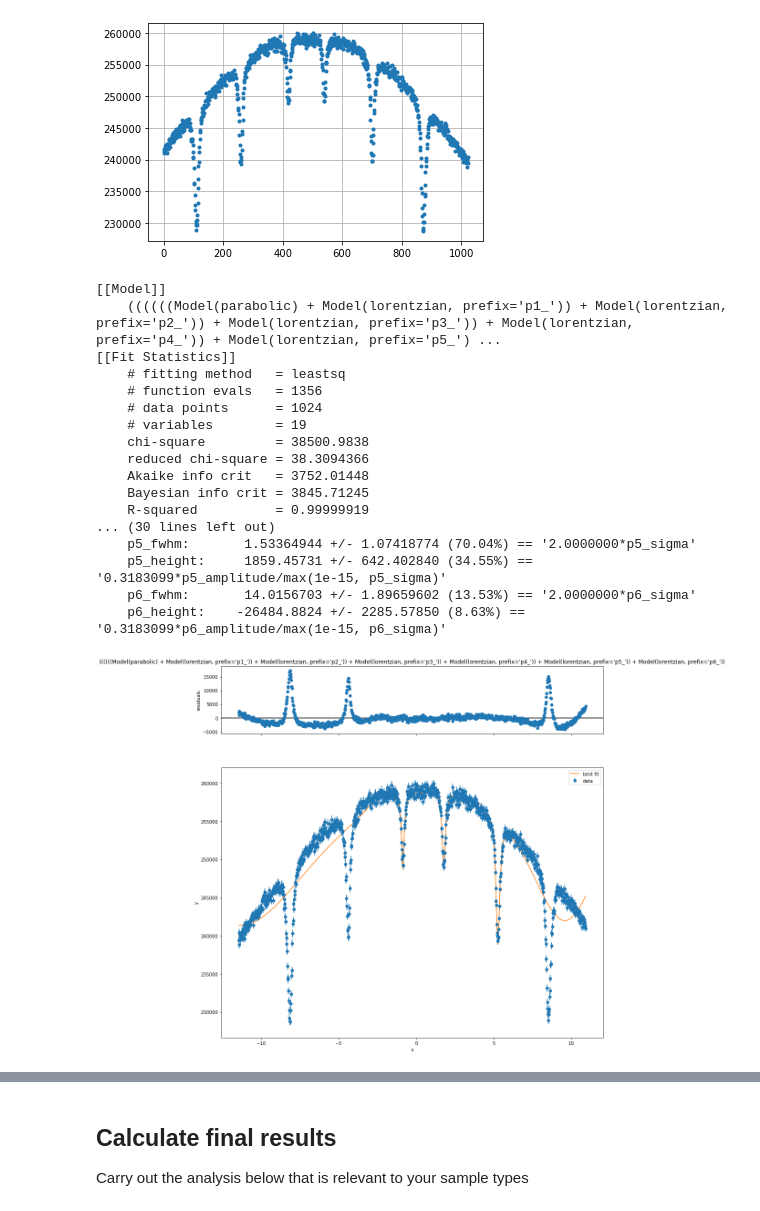
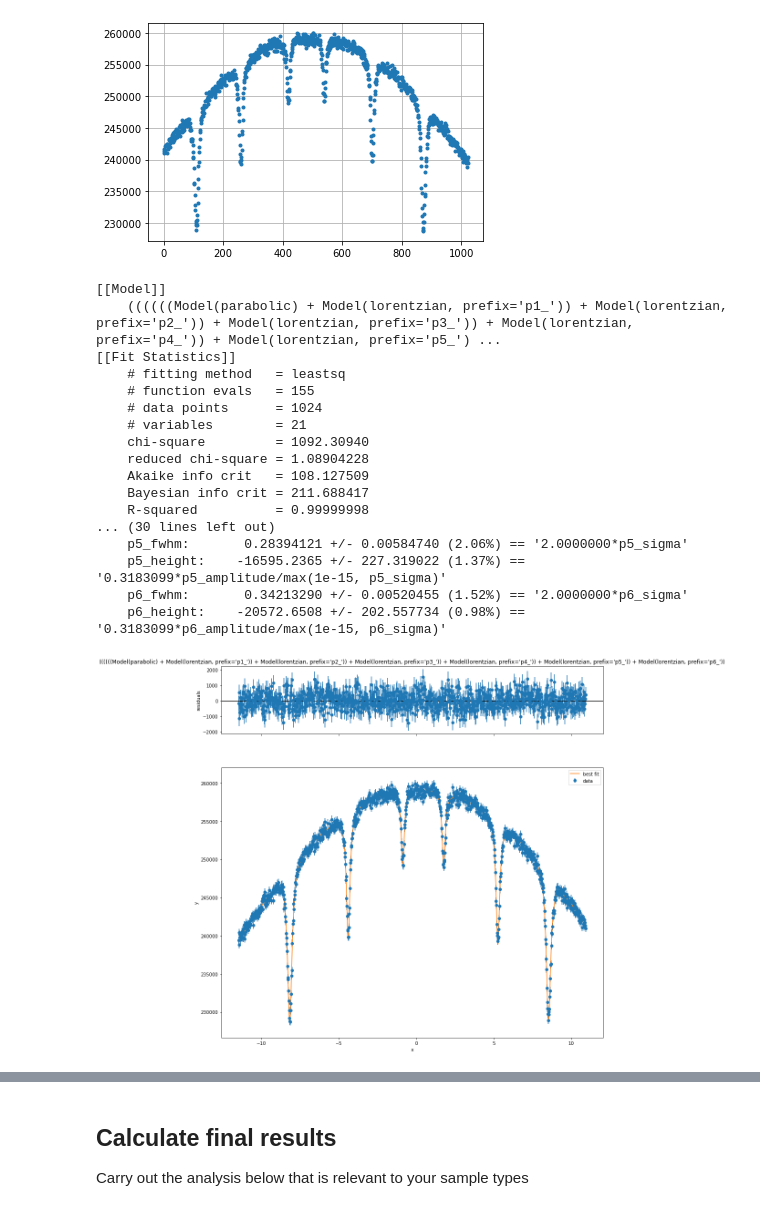
Before and after one commit to ahserhan/CMX, a Jupyter notebook: Mossbauer Specctroscopy/Mossbauer Full Analysis (Template).ipynb, the cells around one changed output, grey strips where cells are left out. Saved outputs shown, nothing was run; the diff lists cells and outputs as text; code cells hidden in the pictures.

Commit message:
peaks found

```diff
--- a/Mossbauer Specctroscopy/Mossbauer Full Analysis (Template).ipynb
+++ b/Mossbauer Specctroscopy/Mossbauer Full Analysis (Template).ipynb
@@ -329,9 +431,8 @@ plt.plot(Hem['Ct'],'.');
 # %%
 
 
-# create a model with the bkg and two peaks
-model2 = QuadraticModel() + LorentzianModel(prefix='p1_') + LorentzianModel(prefix='p2_')
-# + LorentzianModel(prefix='p3_') + LorentzianModel(prefix='p4_') + LorentzianModel(prefix='p5_') + LorentzianModel(prefix='p6_')
+# create a model with the bkg and six peaks
+model2 = QuadraticModel() + LorentzianModel(prefix='p1_') + LorentzianModel(prefix='p2_') + LorentzianModel(prefix='p3_') + LorentzianModel(prefix='p4_') + LorentzianModel(prefix='p5_') + LorentzianModel(prefix='p6_')
 
 #initialize params
 params = model2.make_params()
@@ -340,61 +441,61 @@ params = model2.make_params()
 params['p1_center'].set(value=8.5, vary=True)
 params['p1_amplitude'].set(value=-9000, vary=True)
 params['p1_sigma'].set(value=0.15, vary=True)
 
-params['p2_center'].set(value=5.05, vary=True)
-params['p2_amplitude'].set(value=-9000, vary=True)
+params['p2_center'].set(value=5.327, vary=True)
+params['p2_amplitude'].set(value=-16400, vary=True)
 params['p2_sigma'].set(value=0.15, vary=True)
 
-# params['p3_center'].set(value=2, vary=True)
-# params['p3_amplitude'].set(value=-9000, vary=True)
-# params['p3_sigma'].set(value=0.15, vary=True)
+params['p3_center'].set(value=1.78, vary=True)
+params['p3_amplitude'].set(value=-9000, vary=True)
+params['p3_sigma'].set(value=0.15, vary=True)
 
-# params['p4_center'].set(value=-1, vary=True)
-# params['p4_amplitude'].set(value=-9000, vary=True)
-# params['p4_sigma'].set(value=0.15, vary=True)
+params['p4_center'].set(value=-0.86, vary=True)
+params['p4_amplitude'].set(value=-9000, vary=True)
+params['p4_sigma'].set(value=0.15, vary=True)
 
-# params['p5_center'].set(value=-4, vary=True)
-# params['p5_amplitude'].set(value=-9000, vary=True)
-# params['p5_sigma'].set(value=0.15, vary=True)
+params['p5_center'].set(value=-4.4, vary=True)
+params['p5_amplitude'].set(value=-9000, vary=True)
+params['p5_sigma'].set(value=0.15, vary=True)
 
-# params['p6_center'].set(value=-8, vary=True)
-# params['p6_amplitude'].set(value=-9000, vary=True)
-# params['p6_sigma'].set(value=0.15, vary=True)
+params['p6_center'].set(value=-8, vary=True)
+params['p6_amplitude'].set(value=-9000, vary=True)
+params['p6_sigma'].set(value=0.15, vary=True)
 
-params['a'].set(value = 0, vary=False)
-params['b'].set(value = 0, vary=False)
-params['c'].set(value = 10000.0, vary=True)
+params['a'].set(value = 0, vary=True)
+params['b'].set(value = 0, vary=True)
+params['c'].set(value = 240000.0, vary=True)
 
 #select a peak
-# Index = list(range(0,200))
+#Index = list(range(75,800))
 
 # fit the model for the peak
-# model_fit = model2.fit(Hem['Ct'][Index], params, x=Hem_velocity[Index], weights=1/np.sqrt(Hem['Ct'][Index]))
+#model_fit = model2.fit(Hem['Ct'][Index], params, x=Hem_velocity[Index], weights=1/np.sqrt(Hem['Ct'][Index]))
 
 model_fit = model2.fit(Hem['Ct'], params, x=Hem_velocity, weights=1/np.sqrt(Hem['Ct']))
 
 # print the report
 print(model_fit.fit_report(show_correl=False))
 
 # plot the fit
 myfig=plt.figure(figsize=(15,15))
 model_fit.plot(fig=myfig);
 # %% [output]
 [[Model]]
     ((((((Model(parabolic) + Model(lorentzian, prefix='p1_')) + Model(lorentzian, prefix='p2_')) + Model(lorentzian, prefix='p3_')) + Model(lorentzian, prefix='p4_')) + Model(lorentzian, prefix='p5_') ...
 [[Fit Statistics]]
     # fitting method   = leastsq
-    # function evals   = 1356
+    # function evals   = 155
     # data points      = 1024
-    # variables        = 19
-    chi-square         = 38500.9838
-    reduced chi-square = 38.3094366
-    Akaike info crit   = 3752.01448
-    Bayesian info crit = 3845.71245
-    R-squared          = 0.99999919
+    # variables        = 21
+    chi-square         = 1092.30940
+    reduced chi-square = 1.08904228
+    Akaike info crit   = 108.127509
+    Bayesian info crit = 211.688417
+    R-squared          = 0.99999998
 ... (30 lines left out)
-    p5_fwhm:       1.53364944 +/- 1.07418774 (70.04%) == '2.0000000*p5_sigma'
-    p5_height:     1859.45731 +/- 642.402840 (34.55%) == '0.3183099*p5_amplitude/max(1e-15, p5_sigma)'
-    p6_fwhm:       14.0156703 +/- 1.89659602 (13.53%) == '2.0000000*p6_sigma'
-    p6_height:    -26484.8824 +/- 2285.57850 (8.63%) == '0.3183099*p6_amplitude/max(1e-15, p6_sigma)'
+    p5_fwhm:       0.28394121 +/- 0.00584740 (2.06%) == '2.0000000*p5_sigma'
+    p5_height:    -16595.2365 +/- 227.319022 (1.37%) == '0.3183099*p5_amplitude/max(1e-15, p5_sigma)'
+    p6_fwhm:       0.34213290 +/- 0.00520455 (1.52%) == '2.0000000*p6_sigma'
+    p6_height:    -20572.6508 +/- 202.557734 (0.98%) == '0.3183099*p6_amplitude/max(1e-15, p6_sigma)'
-[figure, old version]
+[figure, new version]
```
Also changed, not shown: parts of 9 cells of this notebook.
